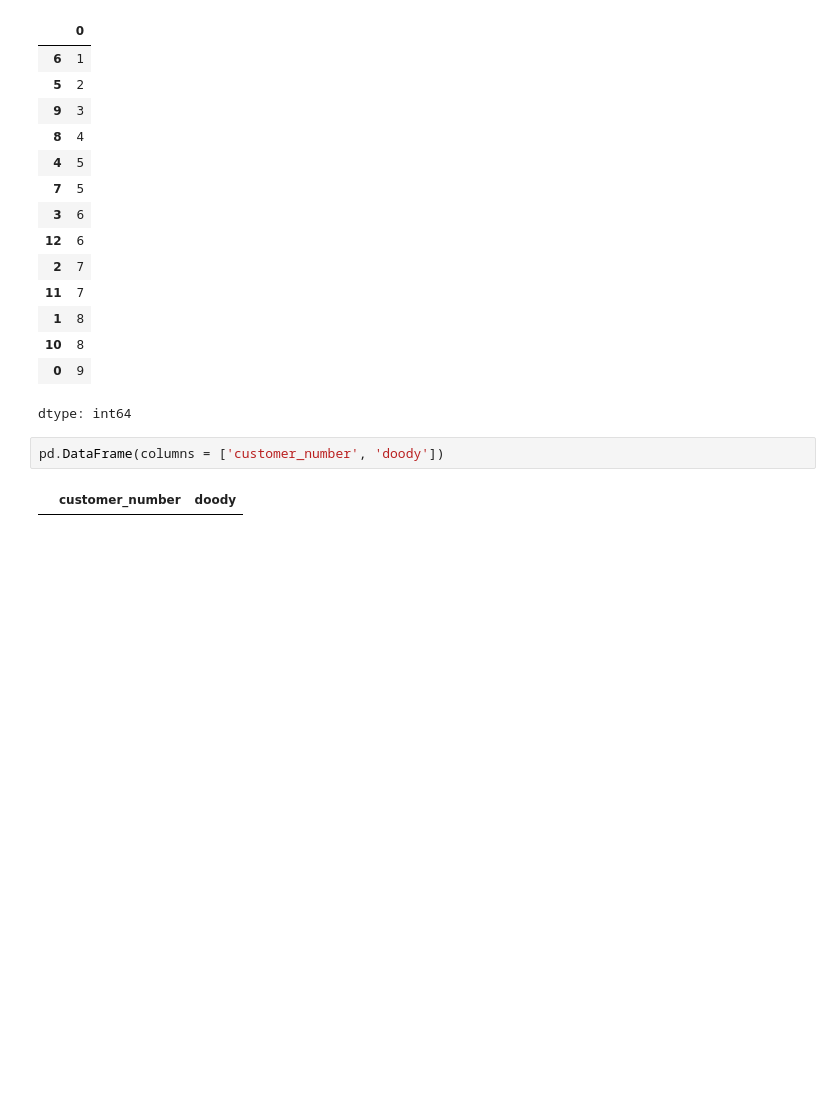
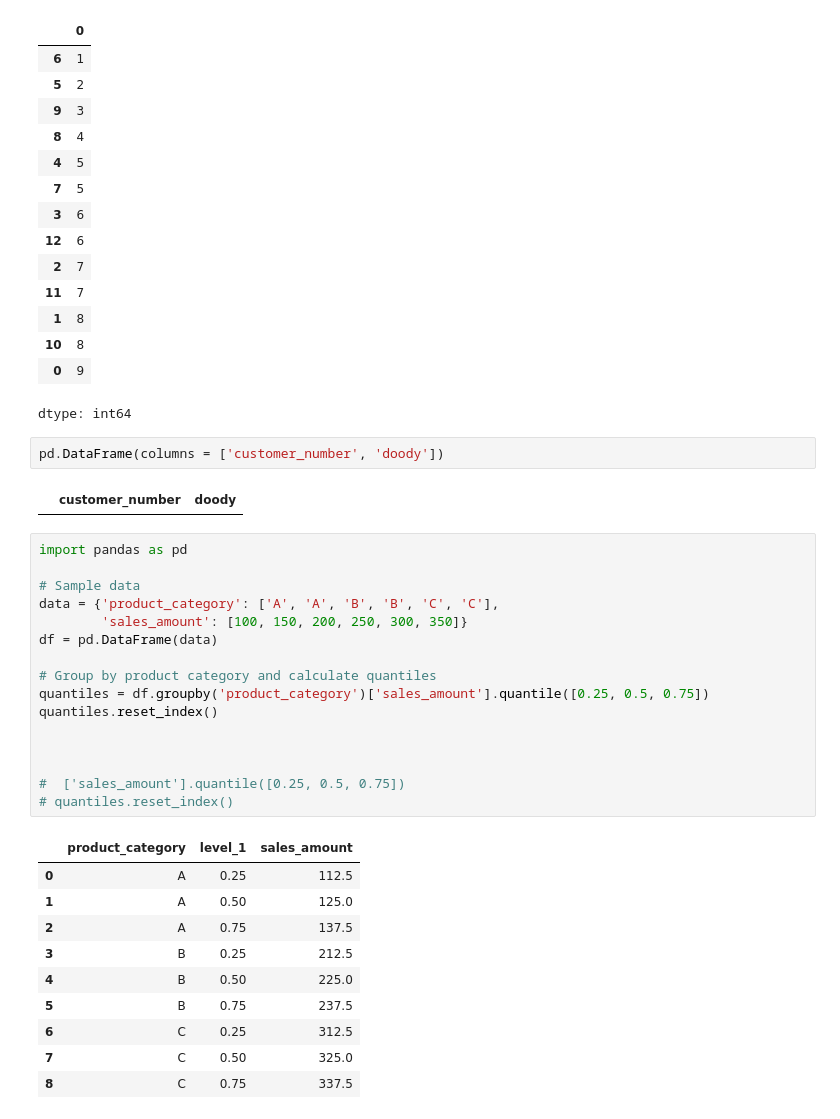
Before and after one commit to lawgorithm/python_practice, a Jupyter notebook: 30_Days_of_Pandas.ipynb, the cells around one changed output. Saved outputs shown, nothing was run; the diff lists cells and outputs as text; blank space fills up the shorter version.

```diff
--- a/30_Days_of_Pandas.ipynb
+++ b/30_Days_of_Pandas.ipynb
@@ -1235,3 +1235,30 @@ dtype: int64
 pd.DataFrame(columns = ['customer_number', 'doody'])
 # %% [output]
 |  | customer_number | doody |
+# %%
+import pandas as pd
+
+# Sample data
+data = {'product_category': ['A', 'A', 'B', 'B', 'C', 'C'],
+        'sales_amount': [100, 150, 200, 250, 300, 350]}
+df = pd.DataFrame(data)
+
+# Group by product category and calculate quantiles
+quantiles = df.groupby('product_category')['sales_amount'].quantile([0.25, 0.5, 0.75])
+quantiles.reset_index()
+
+
+
+#  ['sales_amount'].quantile([0.25, 0.5, 0.75])
+# quantiles.reset_index()
+# %% [output]
+|  | product_category | level_1 | sales_amount |
+| 0 | A | 0.25 | 112.5 |
+| 1 | A | 0.50 | 125.0 |
+| 2 | A | 0.75 | 137.5 |
+| 3 | B | 0.25 | 212.5 |
+| 4 | B | 0.50 | 225.0 |
+| 5 | B | 0.75 | 237.5 |
+| 6 | C | 0.25 | 312.5 |
+| 7 | C | 0.50 | 325.0 |
+| 8 | C | 0.75 | 337.5 |
```
Also changed, not shown: parts of 1 cell of this notebook.
